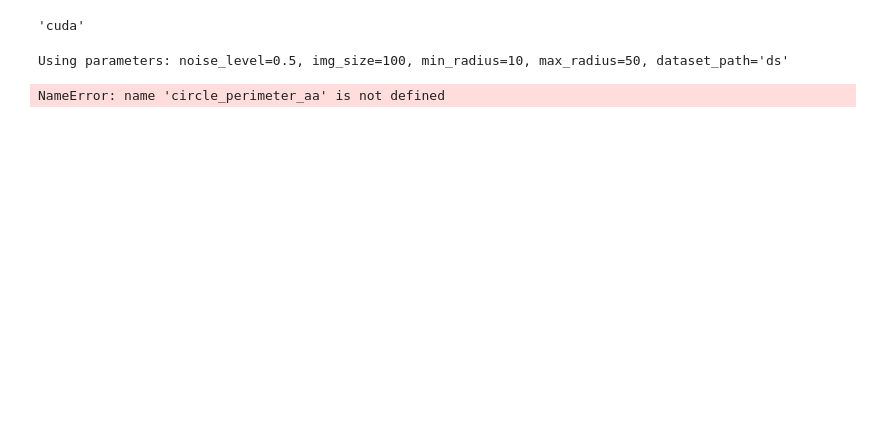
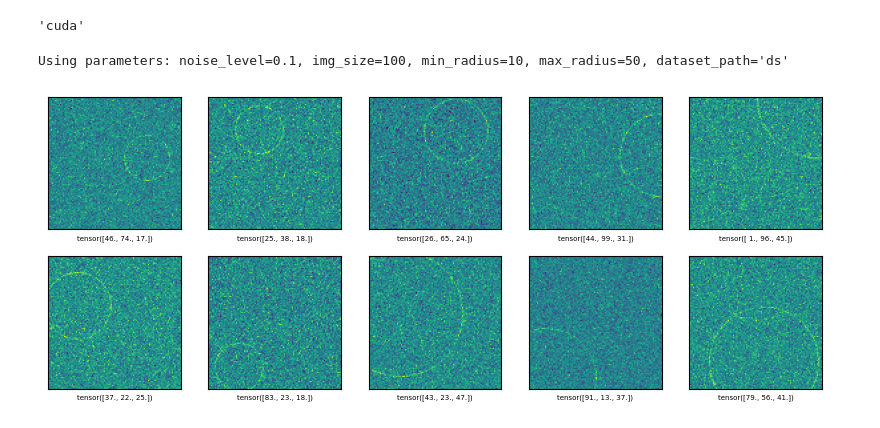
Before and after one commit to vaishnavi026/Circle-Detection-ML-Challenge-, a Jupyter notebook: src/notebook_using_fn.ipynb, the cells around one changed output. Saved outputs shown, nothing was run; the diff lists cells and outputs as text; code cells hidden in the pictures; blank space fills up the shorter version.

```diff
--- a/src/notebook_using_fn.ipynb
+++ b/src/notebook_using_fn.ipynb
@@ -19,7 +20,36 @@ import utils
 from prepare_data import get_data
 
 
-data = get_data()
+data = get_data(noise_level=0.1, img_size=100, num_samples=30000)
 # %% [output]
-Using parameters: noise_level=0.5, img_size=100, min_radius=10, max_radius=50, dataset_path='ds'
+Using parameters: noise_level=0.1, img_size=100, min_radius=10, max_radius=50, dataset_path='ds'
-NameError: name 'circle_perimeter_aa' is not defined
+# %%
+from sklearn.model_selection import train_test_split
+
+
+num_samples = 30000
+train_data, test_data = train_test_split(data, test_size=0.2)
+
+# Access images and parameters
+train_images, train_params = zip(*train_data)
+test_images, test_params = zip(*test_data)
+# %%
+X_train = torch.tensor(train_images, dtype=torch.float32).unsqueeze(1)
+Y_train = torch.tensor(train_params, dtype=torch.float32)
+
+X_test = torch.tensor(test_images, dtype=torch.float32).unsqueeze(1)
+Y_test = torch.tensor(test_params, dtype=torch.float32)
+
+train_data = TensorDataset(X_train, Y_train)
+test_data = TensorDataset(X_test, Y_test)
+# %%
+plt.figure(figsize=(10,10))
+for i in range(10):
+    plt.subplot(5,5,i+1)
+    plt.xticks([])
+    plt.yticks([])
+    plt.grid(False)
+    plt.imshow(X_train[i].squeeze())
+    plt.xlabel(Y_train[i], fontsize = 5)
+# %% [output]
+[figure, added]
```
Also changed, not shown: parts of 2 cells of this notebook, 3 other files.
